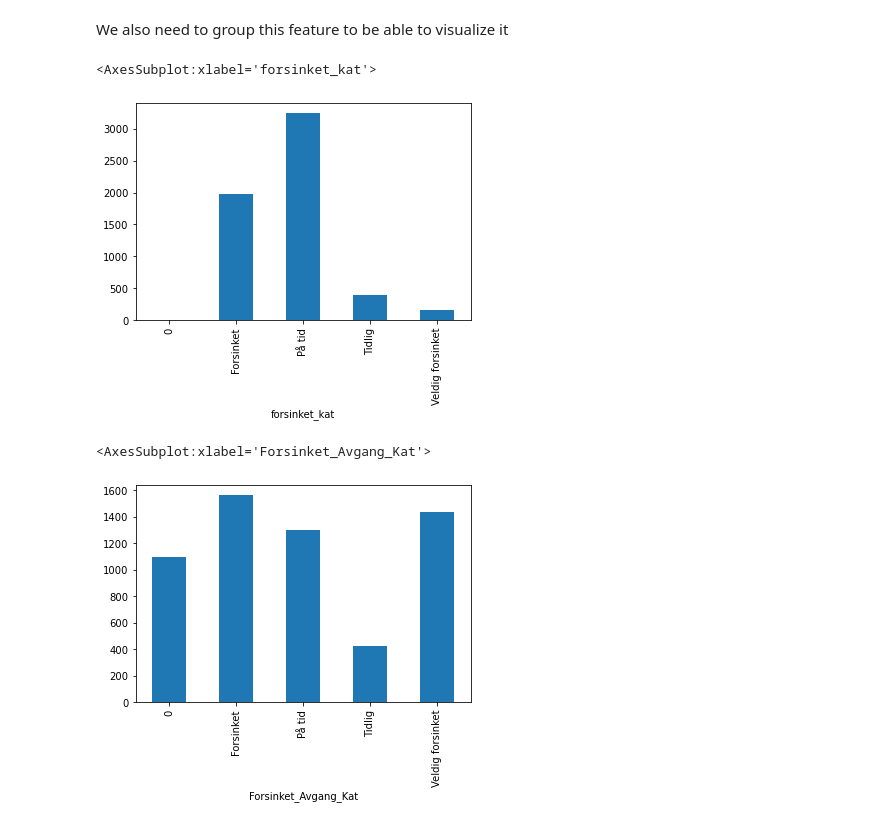
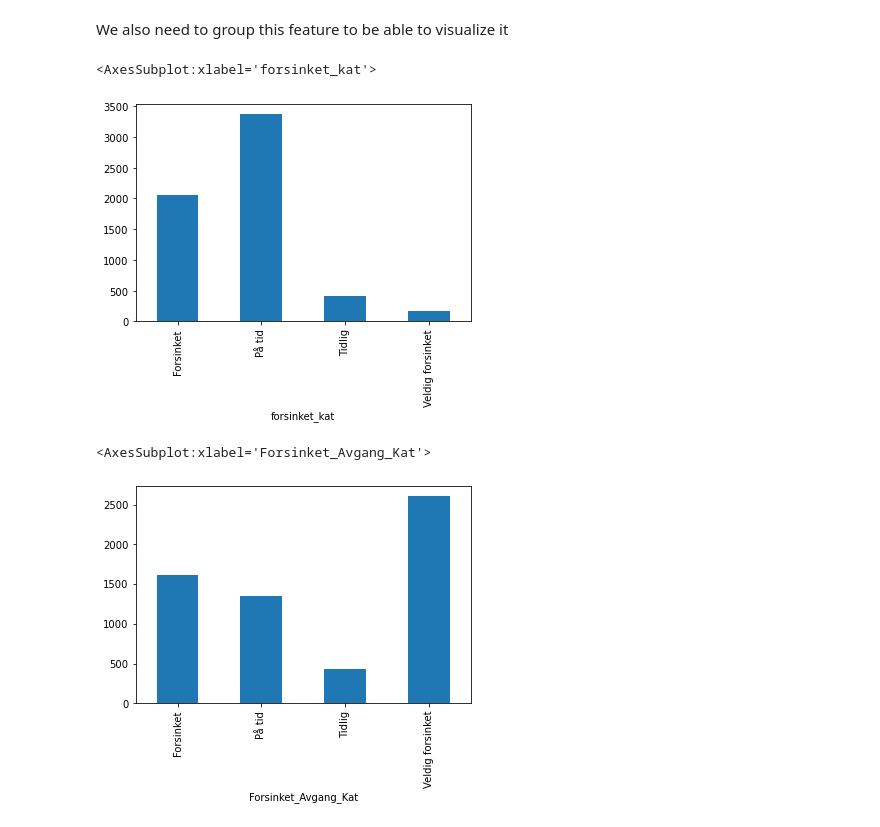
Before and after one commit to uyqn/dave3625-assignment1, a Jupyter notebook: dave3625-assignment1.ipynb, the cells around one changed output. Drawn from its saved outputs; the diff is of its cells as text; code cells hidden in the pictures.

```diff
--- a/dave3625-assignment1.ipynb
+++ b/dave3625-assignment1.ipynb
@@ -263,3 +265,11 @@ fix_nat('Tidspunkt_Planlagt_Avgang_Holdeplass_Fra', 'Tidspunkt_Planlagt_Ankomst_
+# %%
+tid_faktisk_ankomst = pd.to_datetime(df['Tidspunkt_Faktisk_Ankomst_Holdeplass_Fra'])
+tid_planlagt_ankomst = pd.to_datetime(df['Tidspunkt_Planlagt_Ankomst_Holdeplass_Fra'])
+df['Forsinket_Ankomst'] = tid_faktisk_ankomst - tid_planlagt_ankomst
+
+tid_faktisk_avgang = pd.to_datetime(df['Tidspunkt_Faktisk_Avgang_Holdeplass_Fra'])
+tid_planlagt_avgang = pd.to_datetime(df['Tidspunkt_Planlagt_Avgang_Holdeplass_Fra'])
+df['Forsinket_Avgang'] = tid_faktisk_avgang - tid_planlagt_avgang
 # %% [markdown]
 Now we need to fix the values in 'Prosent_Ledige_Plasser', because we can't have a capacity og over 100%
 # %%
@@ -323,25 +333,25 @@ We also need to group this feature to be able to visualize it
 # %%
 conditions = [
     (df['Forsinket_Ankomst'] < -dt.timedelta(minutes=1)),
     (df['Forsinket_Ankomst'] >= -dt.timedelta(minutes=1)) & (df['Forsinket_Ankomst'] < dt.timedelta(minutes=2)),
     (df['Forsinket_Ankomst'] >= dt.timedelta(minutes=2)) & (df['Forsinket_Ankomst'] < dt.timedelta(minutes=9)),
-    (df['Forsinket_Ankomst'] > dt.timedelta(minutes=9))
+    (df['Forsinket_Ankomst'] >= dt.timedelta(minutes=9))
 ]
 
 forsinket_kategorier = ['Tidlig', 'På tid', 'Forsinket', 'Veldig forsinket']
 
 df['forsinket_kat'] = np.select(conditions, forsinket_kategorier)
 df_forsinketCount = df.groupby('forsinket_kat').count()
 df_forsinketCount['Forsinket_Ankomst'].plot.bar()
 # %% [output]
 <AxesSubplot:xlabel='forsinket_kat'>
-[figure, old version]
+[figure, new version]
 # %%
 conditions = [
     (df['Forsinket_Avgang'] < dt.timedelta(minutes=0)),
     (df['Forsinket_Avgang'] >= dt.timedelta(minutes=0)) & (df['Forsinket_Avgang'] < dt.timedelta(minutes=1)),
     (df['Forsinket_Avgang'] >= dt.timedelta(minutes=1)) & (df['Forsinket_Avgang'] < dt.timedelta(minutes=2)),
-    (df['Forsinket_Avgang'] > dt.timedelta(minutes=3))
+    (df['Forsinket_Avgang'] >= dt.timedelta(minutes=2))
 ]
 
 avgang_kategorier = ['Tidlig', 'På tid', 'Forsinket', 'Veldig forsinket']
@@ -351,4 +361,4 @@ df_avgangCount = df.groupby('Forsinket_Avgang_Kat').count()
 df_avgangCount['Forsinket_Avgang'].plot.bar()
 # %% [output]
 <AxesSubplot:xlabel='Forsinket_Avgang_Kat'>
-[figure, old version]
+[figure, new version]
```
Also changed, not shown: parts of 1 cell of this notebook.
